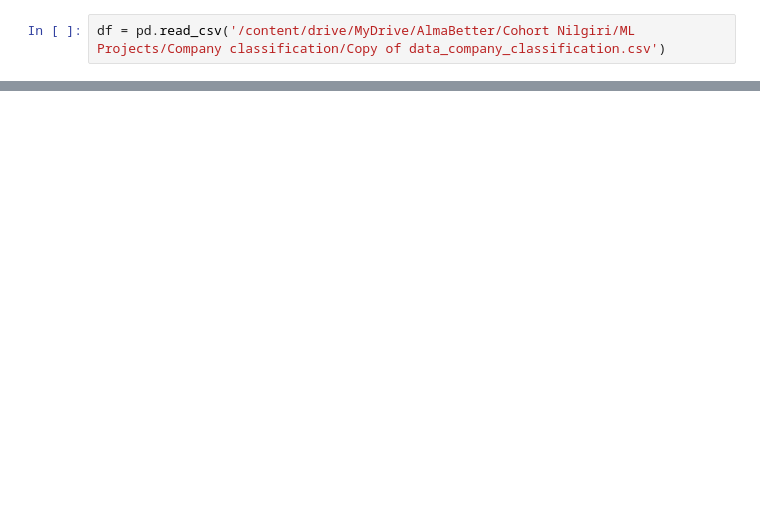
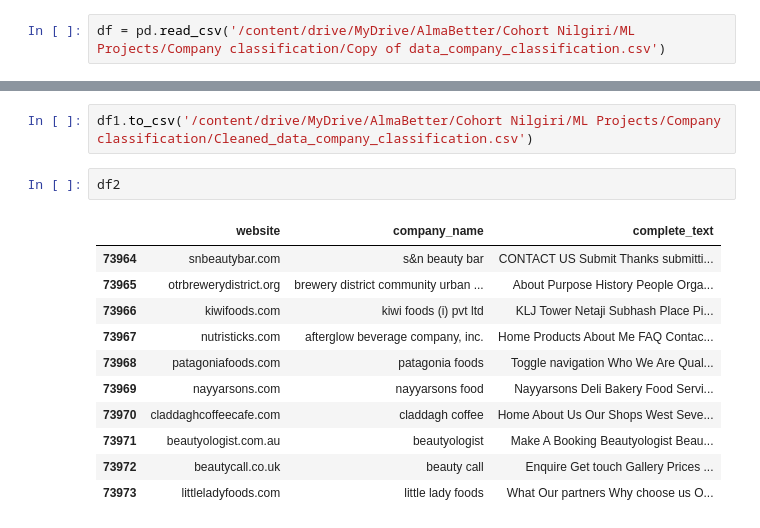
Before and after one commit to VaideswarReddy/Company_classification, a Jupyter notebook: Team_5_Company_classification_Vaideswar_Reddy.ipynb, the cells around one changed output, grey strips where cells are left out. Drawn from its saved outputs; the diff is of its cells as text; blank space fills up the shorter version.

```diff
--- a/Team_5_Company_classification_Vaideswar_Reddy.ipynb
+++ b/Team_5_Company_classification_Vaideswar_Reddy.ipynb
@@ -31,0 +193,16 @@ Name: 4, dtype: object
+# %%
+df1.to_csv('/content/drive/MyDrive/AlmaBetter/Cohort Nilgiri/ML Projects/Company classification/Cleaned_data_company_classification.csv')
+# %%
+df2
+# %% [output]
+|  | website | company_name | complete_text |
+| 73964 | snbeautybar.com | s&n beauty bar | CONTACT US Submit Thanks submitti... |
+| 73965 | otrbrewerydistrict.org | brewery district community urban ... | About Purpose History People Orga... |
+| 73966 | kiwifoods.com | kiwi foods (i) pvt ltd | KLJ Tower Netaji Subhash Place Pi... |
+| 73967 | nutristicks.com | afterglow beverage company, inc. | Home Products About Me FAQ Contac... |
+| 73968 | patagoniafoods.com | patagonia foods | Toggle navigation Who We Are Qual... |
+| 73969 | nayyarsons.com | nayyarsons food | Nayyarsons Deli Bakery Food Servi... |
+| 73970 | claddaghcoffeecafe.com | claddagh coffee | Home About Us Our Shops West Seve... |
+| 73971 | beautyologist.com.au | beautyologist | Make A Booking Beautyologist Beau... |
+| 73972 | beautycall.co.uk | beauty call | Enquire Get touch Gallery Prices ... |
+| 73973 | littleladyfoods.com | little lady foods | What Our partners Why choose us O... |
```
Also changed, not shown: parts of 60 cells of this notebook.
